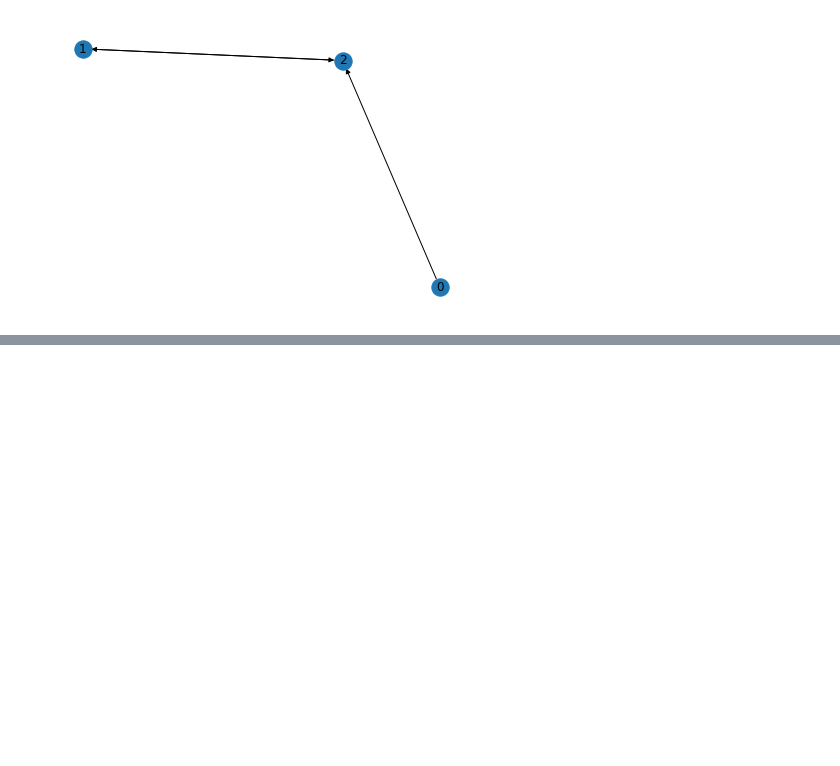
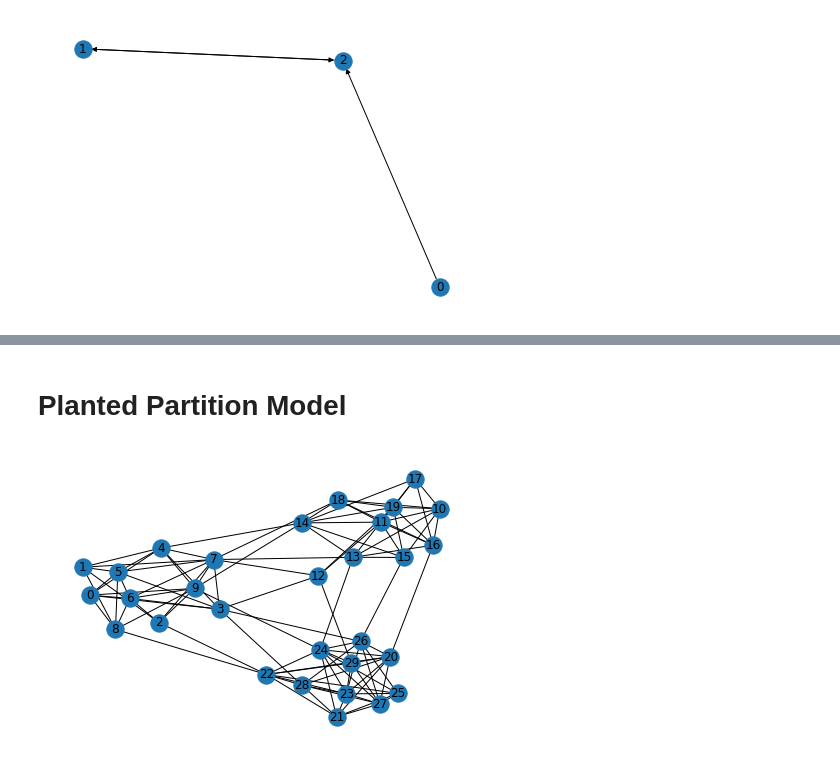
Before and after one commit to joseph-c-mcguire/Thesis, a Jupyter notebook: 599_Graph_Generation.ipynb, the cells around one changed output, grey strips where cells are left out. Saved outputs shown, nothing was run; the diff lists cells and outputs as text; code cells hidden in the pictures; blank space fills up the shorter version.

```diff
--- a/599_Graph_Generation.ipynb
+++ b/599_Graph_Generation.ipynb
@@ -59,0 +140,20 @@ matrix([[0., 0., 1.],
+# %% [markdown]
+# Planted Partition Model
+# %%
+import networkx as nx
+import numpy as np
+import matplotlib.pyplot as plt
+
+sizes = [10, 10, 10]
+probs = [[0.75, 0.05, 0.05],
+         [0.05, 0.75, 0.05],
+         [0.05, 0.05, 0.75]]
+
+G = nx.stochastic_block_model(sizes, probs, seed=0)
+fig = plt.figure(1)
+
+nx.draw(G, with_labels = True)
+
+plt.savefig('sbm.png', Format = 'PNG')
+# %% [output]
+[figure, added]
```
Also changed, not shown: parts of 9 cells of this notebook.
